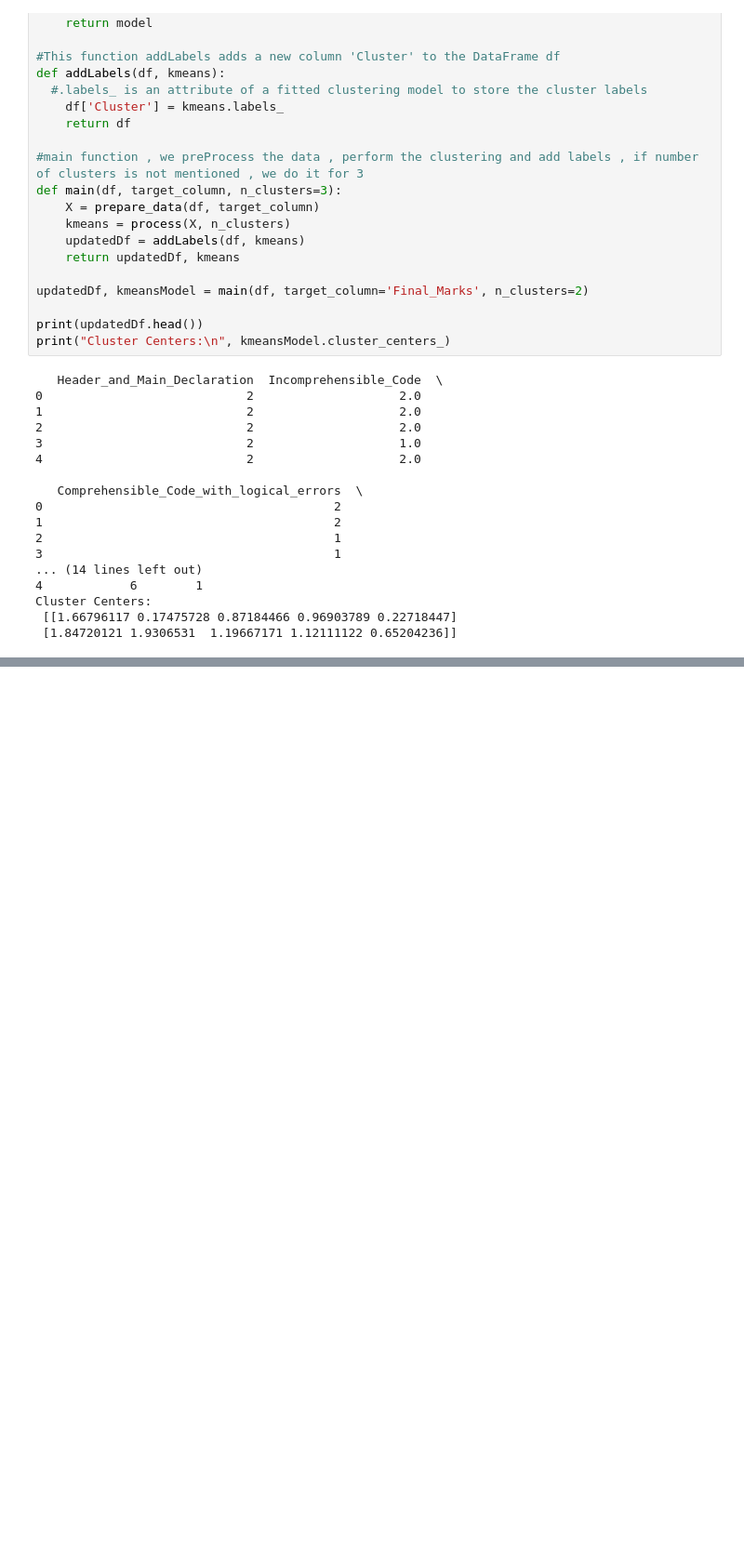
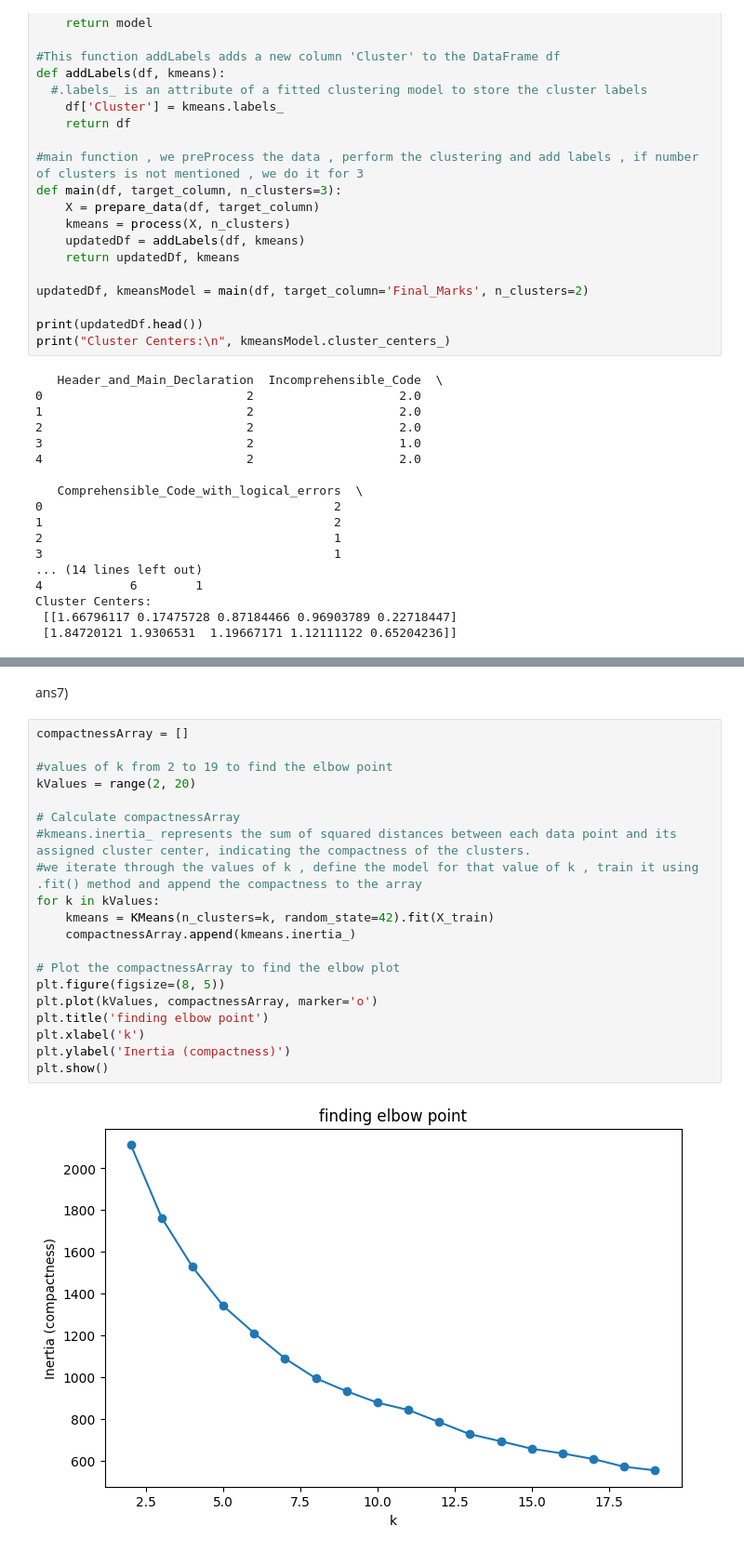
Before and after one commit to Hitesh918/machineLearning, a Jupyter notebook: lab5.ipynb, the cells around one changed output, grey strips where cells are left out. Shown at 93% size. Cells and saved outputs as stored; diff of their text form; blank space fills up the shorter version.

```diff
--- a/lab5.ipynb
+++ b/lab5.ipynb
@@ -179,0 +257,24 @@ Cluster Centers:
+# %% [markdown]
+ans7)
+# %%
+compactnessArray = []
+
+#values of k from 2 to 19 to find the elbow point
+kValues = range(2, 20)
+
+# Calculate compactnessArray
+#kmeans.inertia_ represents the sum of squared distances between each data point and its assigned cluster center, indicating the compactness of the clusters.
+#we iterate through the values of k , define the model for that value of k , train it using .fit() method and append the compactness to the array
+for k in kValues:
+    kmeans = KMeans(n_clusters=k, random_state=42).fit(X_train)
+    compactnessArray.append(kmeans.inertia_)
+
+# Plot the compactnessArray to find the elbow plot
+plt.figure(figsize=(8, 5))
+plt.plot(kValues, compactnessArray, marker='o')
+plt.title('finding elbow point')
+plt.xlabel('k')
+plt.ylabel('Inertia (compactness)')
+plt.show()
+# %% [output]
+[figure, added]
```
Also changed, not shown: parts of 4 cells of this notebook.
